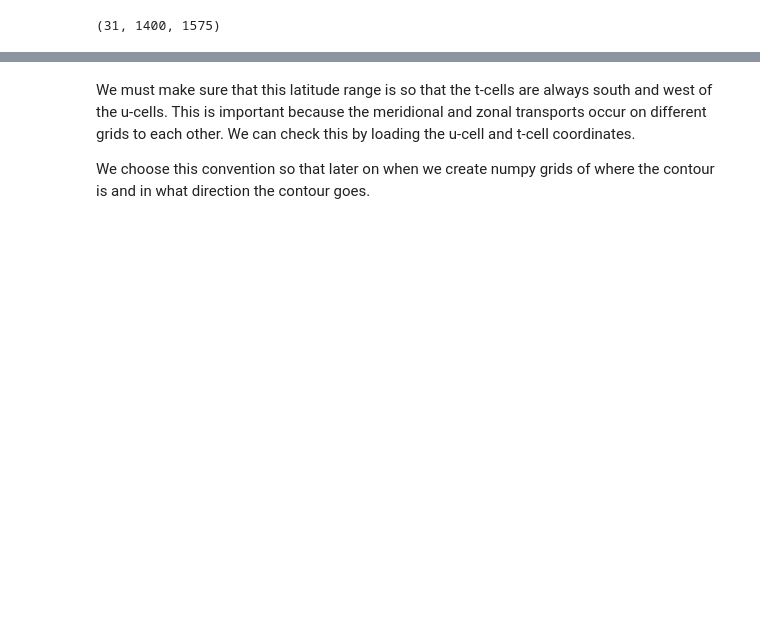
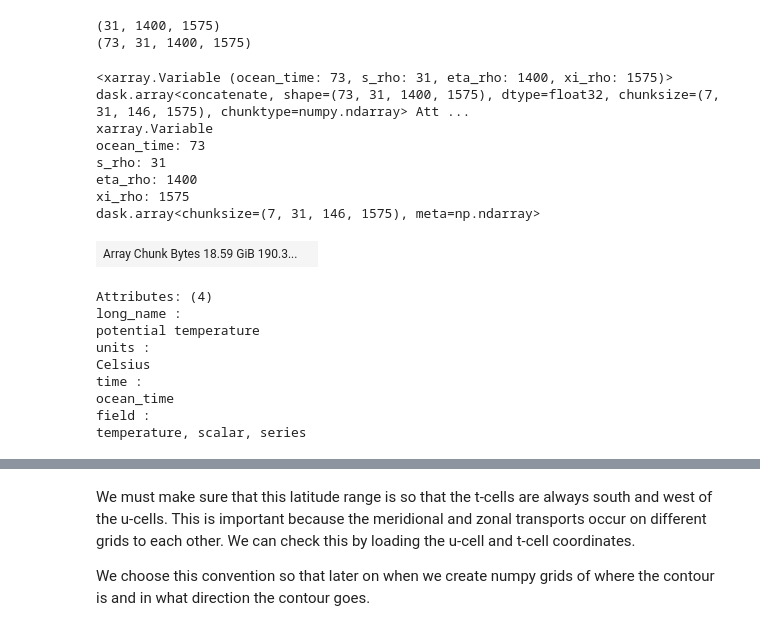
Before and after one commit to fabiobdias/waom_notebook, a Jupyter notebook: OHB_shelf/WAOM4extend_shflim_S_0.25Q_OHB_shelf.ipynb, the cells around one changed output, grey strips where cells are left out. Cells and saved outputs as stored; diff of their text form; code cells hidden in the pictures; blank space fills up the shorter version.

```diff
--- a/OHB_shelf/WAOM4extend_shflim_S_0.25Q_OHB_shelf.ipynb
+++ b/OHB_shelf/WAOM4extend_shflim_S_0.25Q_OHB_shelf.ipynb
@@ -110,24 +122,39 @@ ds.close()
+# %%
+print(temp_ini.shape)
+print(temp_snap.shape)
+# %% [output]
+(31, 1400, 1575)
+(73, 31, 1400, 1575)
+# %%
+temp_snap
+# %% [output]
+<xarray.Variable (ocean_time: 73, s_rho: 31, eta_rho: 1400, xi_rho: 1575)> dask.array<concatenate, shape=(73, 31, 1400, 1575), dtype=float32, chunksize=(7, 31, 146, 1575), chunktype=numpy.ndarray> Att ...
+xarray.Variable
+ocean_time: 73
+s_rho: 31
+eta_rho: 1400
+xi_rho: 1575
+dask.array<chunksize=(7, 31, 146, 1575), meta=np.ndarray>
+| Array Chunk Bytes 18.59 GiB 190.3... |  |
+Attributes: (4)
+long_name :
+potential temperature
+units :
+Celsius
+time :
+ocean_time
+field :
+temperature, scalar, series
 # %%
-# calculate dT/dt by differentiating temp_snap:
-temp_Rate = np.empty(temp_snap.shape)
-dT = np.empty(temp_snap.shape)
+# %%time
+# dt = 5*86400 # 5-days in seconds
+# # dt = 30*86400 # 30-days in seconds
+# # loop to calculate difference:
+# for tt in np.arange(0,73):
+#     if tt == 0:
+#         dT[tt,:] = temp_snap[0,:] - temp_ini
+#     else:
+#         dT[tt,:] = temp_snap[tt,:] - temp_snap[tt-1,:]
 
-# needs the initial conditions:
-ds = xr.open_dataset('/g/data3/hh5/tmp/access-om/fbd581//ROMS/OUTPUT/waom4extend_shflim_S_0.25Q/output_yr9/ocean_rst.nc')
-temp_ini = ds.variables["temp"].isel(ocean_time=-1, two=0) # 5-days mean
-ds.close()
-print(temp_ini.shape)
-
-dt = 5*86400 # 5-days in seconds
-# dt = 30*86400 # 30-days in seconds
-# loop to calculate difference:
-for tt in np.arange(0,12):#73):
-    if tt == 0:
-        dT[tt,:] = temp_snap[0,:] - temp_ini
-    else:
-        dT[tt,:] = temp_snap[tt] - temp_snap[tt-1]
-
-temp_Rate = np.divide(dT, dt)
-del dT
+# temp_Rate = np.divide(dT, dt)
+# del dT
-# %% [output]
-(31, 1400, 1575)
```
Also changed, not shown: parts of 28 cells of this notebook, 8 other files.
